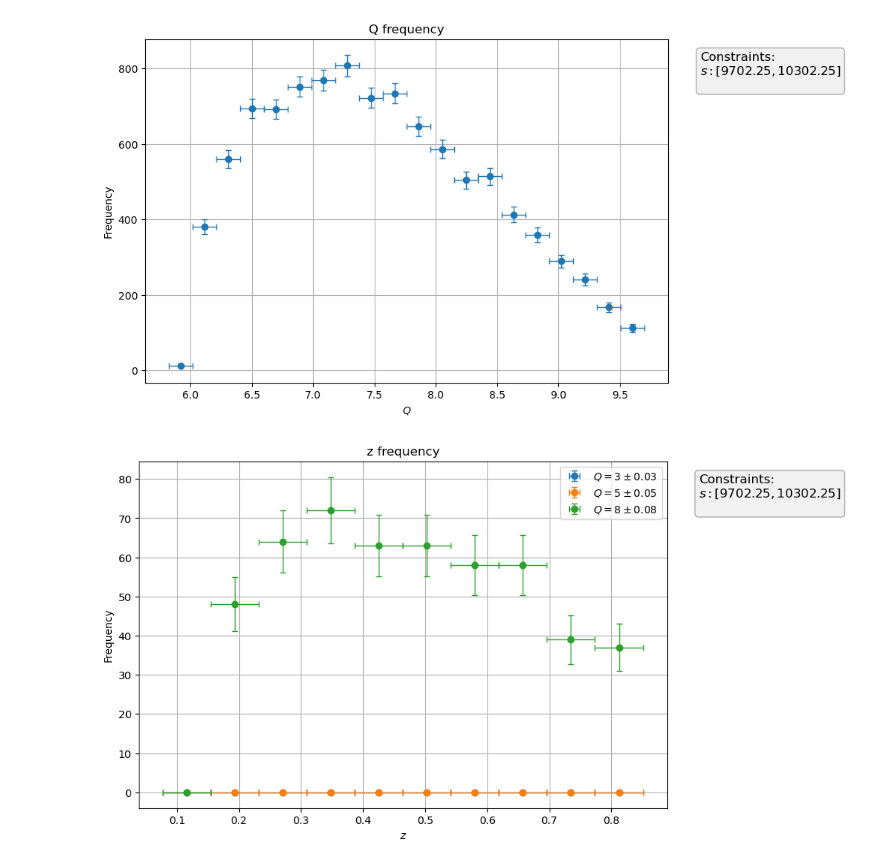
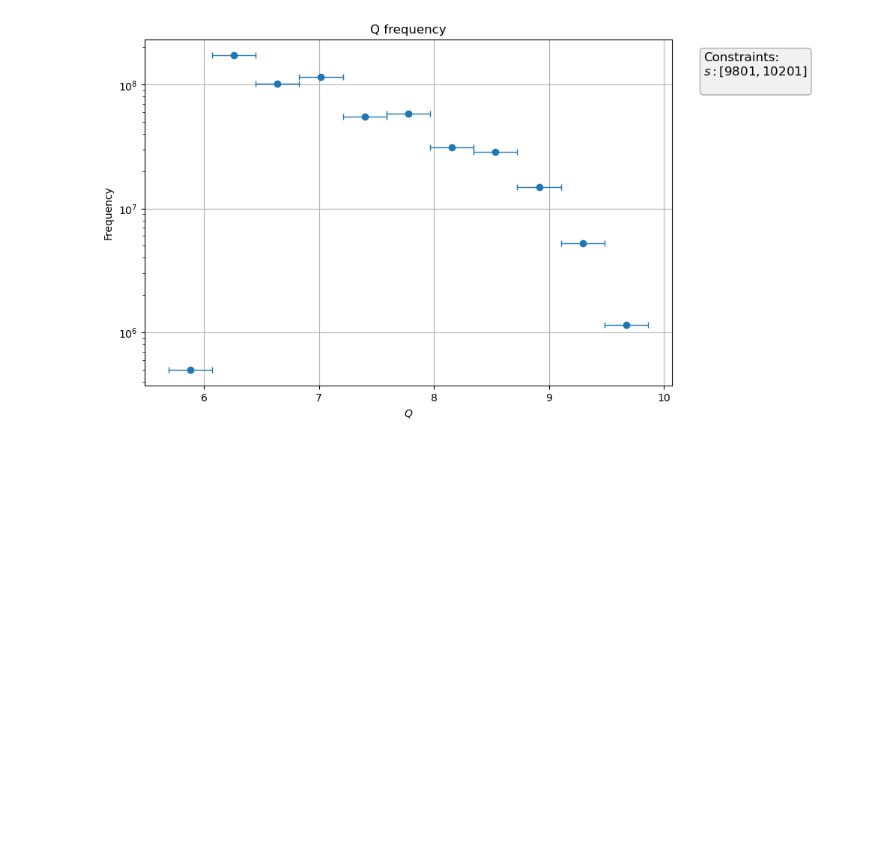
Before and after one commit to brandonmanley/dijet_DSA, a Jupyter notebook: bmanley/dsa_mc_analysis.ipynb, the cells around one changed output. Cells and saved outputs as stored; diff of their text form; code cells hidden in the pictures; blank space fills up the shorter version.

```diff
--- a/bmanley/dsa_mc_analysis.ipynb
+++ b/bmanley/dsa_mc_analysis.ipynb
@@ -7,8 +7,8 @@ from scipy.special import jv, kv
 from mpl_toolkits.axes_grid1.inset_locator import inset_axes
 # %%
 # import mc data file
-# mcfile = 'mc_data/mc_data_trial4.npy'
-mcfile = 'test_2-7-2025.npy'
+# mcfile = 'mc_data/mc_data_trial5.npy'
+mcfile = 'mc_data/testing.npy'
 mcdata = np.load(mcfile)
 mc_df = pd.DataFrame(mcdata, columns=['s', 'Q', 'x', 'delta', 'pT', 'z', 'y', 'phi_kp', 'phi_Dp', 'dsa', 'unxsec'])
 # %%
@@ -30,7 +30,7 @@ mc_df
 # %%
 # function to plot histograms
 
-def plot_histogram(df, plot_q, constraints, vary_q=None, **options):
+def plot_histogram(df, plot_q, constraints={}, vary_q=None, **options):
 
     fig, (ax, ax_info) = plt.subplots(1, 2, figsize=(12, 6), gridspec_kw={'width_ratios': [5, 1]})
 
@@ -47,15 +47,14 @@ def plot_histogram(df, plot_q, constraints, vary_q=None, **options):
     fixed_df = df[mask]
 
 
-
     # make plot data
     if vary_q:
         var, values = list(vary_q.items())[0]
         for value in values:
             vfixed_df = fixed_df[fixed_df[var].between(value*0.99, value*1.01)] # default here is requested value is within 1%
 
-            # counts, plot_bins = np.histogram(vfixed_df[plot_q], bins=bins, weights=vfixed_df['dsa'])
-            counts, plot_bins = np.histogram(vfixed_df[plot_q], bins=bins)
+            counts, plot_bins = np.histogram(vfixed_df[plot_q], bins=bins, weights=vfixed_df['unxsec'])
+            # counts, plot_bins = np.histogram(vfixed_df[plot_q], bins=bins)
             bin_centers = 0.5*(plot_bins[:-1]+plot_bins[1:])
             bin_widths = 0.5*(plot_bins[1:]-plot_bins[:-1])
             errors = np.sqrt(counts) # poisson error
@@ -67,8 +66,8 @@ def plot_histogram(df, plot_q, constraints, vary_q=None, **options):
         ax.legend()
 
     else:
-        # counts, plot_bins = np.histogram(fixed_df[plot_q], bins=bins, weights=fixed_df['dsa'])
-        counts, plot_bins = np.histogram(fixed_df[plot_q], bins=bins)
+        counts, plot_bins = np.histogram(fixed_df[plot_q], bins=bins, weights=fixed_df['unxsec'])
+        # counts, plot_bins = np.histogram(fixed_df[plot_q], bins=bins)
         bin_centers = 0.5*(plot_bins[:-1]+plot_bins[1:])
         bin_widths = 0.5*(plot_bins[1:]-plot_bins[:-1])
         errors = np.sqrt(counts) # poisson error
@@ -101,13 +100,11 @@ def plot_histogram(df, plot_q, constraints, vary_q=None, **options):
     ax.grid(options.get('grid', True))
 # %%
 plot_s = 100
-delta_s = 1.5
+delta_s = 1
 
+plot_histogram(mc_df, 'Q', {'s': [(plot_s-delta_s)**2, (plot_s+delta_s)**2]}, y_scale='log')
 # plot_histogram(mc_df, 'Q', {'s': [(plot_s-delta_s)**2, (plot_s+delta_s)**2], 'y':[0.1, 0.9]}, vary_q={'z': [0.2, 0.3, 0.4, 0.5]})
-plot_histogram(mc_df, 'Q', {'s': [(plot_s-delta_s)**2, (plot_s+delta_s)**2]}, nbins=20)
-plot_histogram(mc_df, 'z', {'s': [(plot_s-delta_s)**2, (plot_s+delta_s)**2]}, vary_q={'Q': [3, 5, 8]})
-
-# plot_histogram(mc_df, 'phi_kp', {'s': [(plot_s-delta_s)**2, (plot_s+delta_s)**2]}, vary_q={'Q': [8]}, nbins=10)
+# plot_histogram(mc_df, 'z', {'s': [(plot_s-delta_s)**2, (plot_s+delta_s)**2]}, vary_q={'Q': [6, 7, 8, 9]})
+# plot_histogram(mc_df, 'phi_kp', {'s': [(plot_s-delta_s)**2, (plot_s+delta_s)**2]}, nbins=10)
 # %% [output]
-[figure, old version]
+[figure, new version]
-[figure, removed]
```
Also changed, not shown: parts of 1 cell of this notebook, 9 other files.
